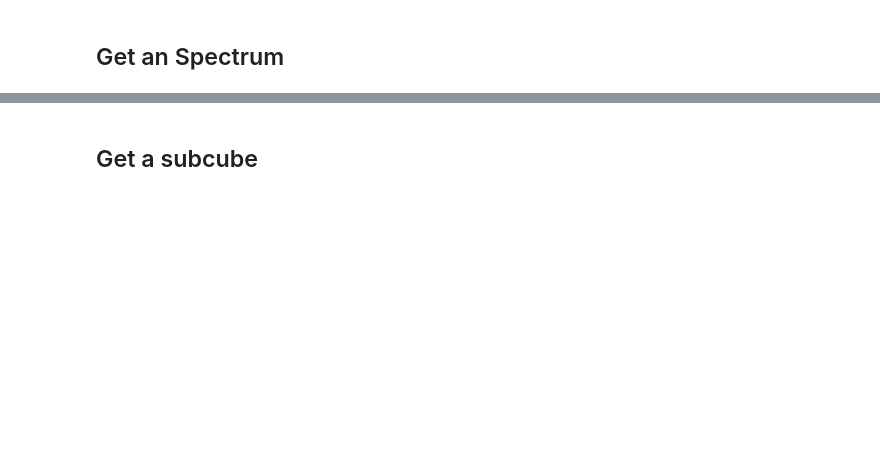
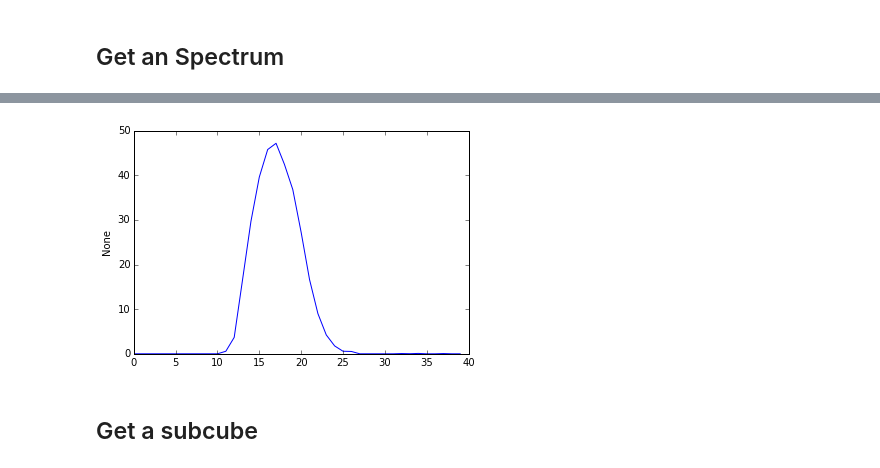
Before and after one commit to ChileanVirtualObservatory/acalib, a Jupyter notebook: notebooks/ACALib FONDEF.ipynb, the cells around one changed output, grey strips where cells are left out. Saved outputs shown, nothing was run; the diff lists cells and outputs as text; code cells hidden in the pictures; blank space fills up the shorter version.

```diff
--- a/notebooks/ACALib FONDEF.ipynb
+++ b/notebooks/ACALib FONDEF.ipynb
@@ -143,8 +151,10 @@ M100.wcs.celestial
 # %%
-pos=[301,301]*u.pix
-ape=40*u.pix
-
-visualize(spectra(M100,position=pos,aperture=ape))
+pos       = [301,301]*u.pix
+ape       = 10*u.pix
+m100_line = spectra(M100,position=pos,aperture=ape)
+visualize(m100_line)
+# %% [output]
+[figure, added]
 # %% [markdown]
 ## Get a subcube
 # %%
```
Also changed, not shown: parts of 30 cells of this notebook, 5 other files.
